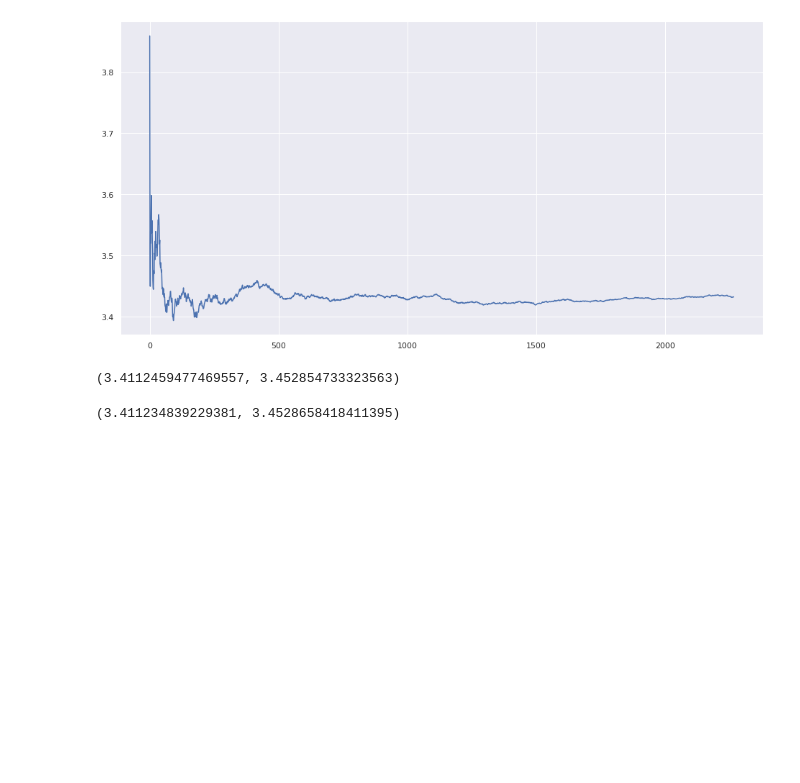
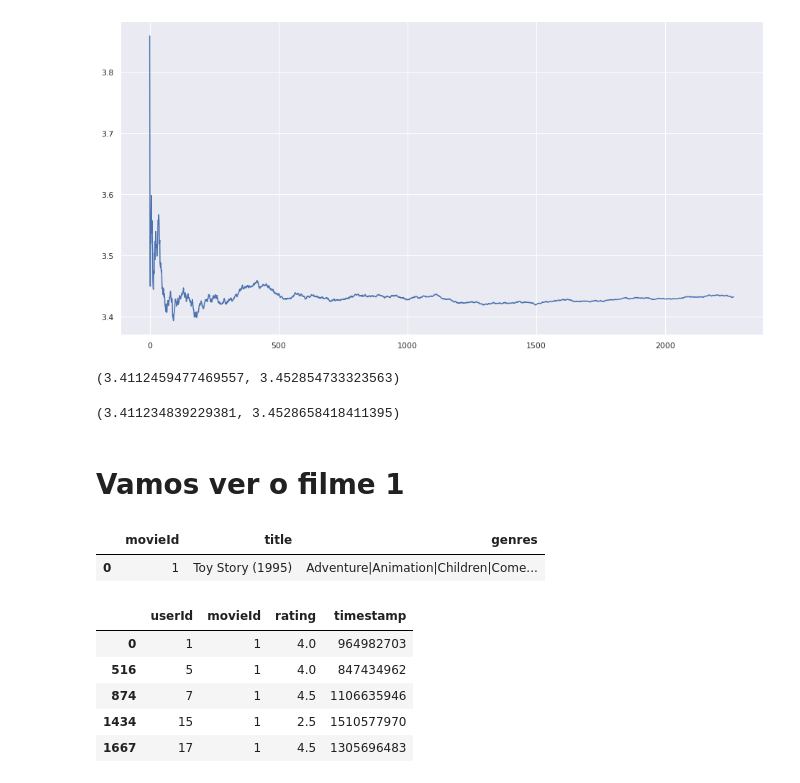
Before and after one commit to Daniel-ASG/Course_Classes, a Jupyter notebook: data_science_introducao_a_testes_estatisticos_com_python.ipynb, the cells around one changed output. Saved outputs shown, nothing was run; the diff lists cells and outputs as text; code cells hidden in the pictures; blank space fills up the shorter version.

```diff
--- a/data_science_introducao_a_testes_estatisticos_com_python.ipynb
+++ b/data_science_introducao_a_testes_estatisticos_com_python.ipynb
@@ -300,3 +300,21 @@ descr_todos_com_10_votos = DescrStatsW(nota_media_dos_filmes_com_pelo_menos_10_v
 descr_todos_com_10_votos.tconfint_mean()
 # %% [output]
 (3.411234839229381, 3.4528658418411395)
+# %% [markdown]
+# Vamos ver o filme 1
+# %%
+filmes = pd.read_csv('https://github.com/alura-cursos/data-science-introducao-a-testes-estatisticos-com-python/raw/master/aula0/movies.csv')
+filmes.query('movieId == 1')
+# %% [output]
+|  | movieId | title | genres |
+| 0 | 1 | Toy Story (1995) | Adventure|Animation|Children|Come... |
+# %%
+notas1 = notas.query('movieId == 1')
+notas1.head()
+# %% [output]
+|  | userId | movieId | rating | timestamp |
+| 0 | 1 | 1 | 4.0 | 964982703 |
+| 516 | 5 | 1 | 4.0 | 847434962 |
+| 874 | 7 | 1 | 4.5 | 1106635946 |
+| 1434 | 15 | 1 | 2.5 | 1510577970 |
+| 1667 | 17 | 1 | 4.5 | 1305696483 |
```
Also changed, not shown: parts of 7 cells of this notebook.
